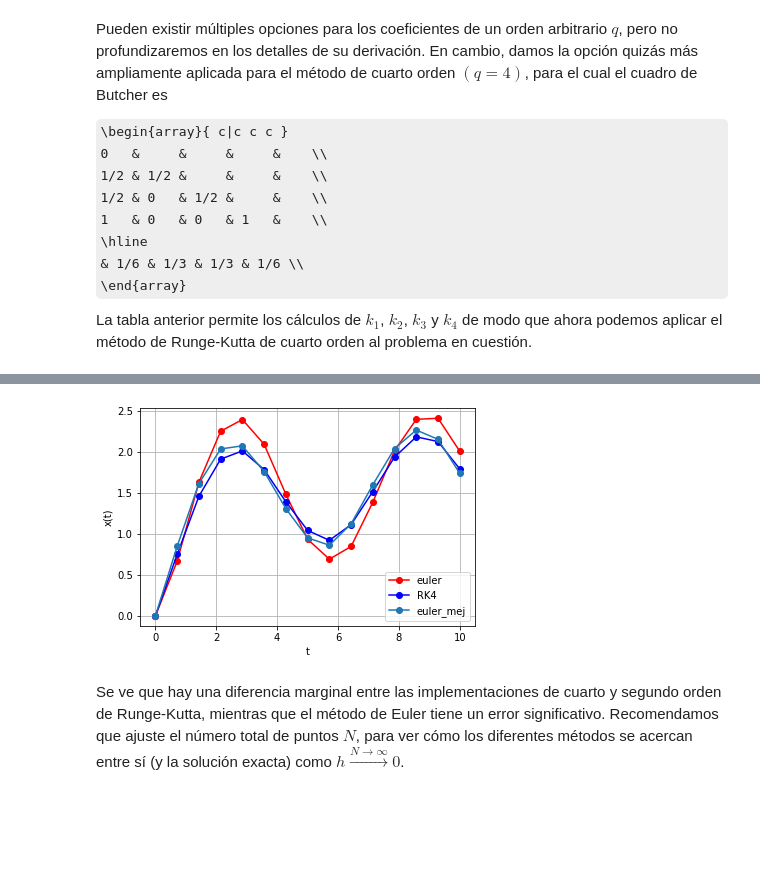
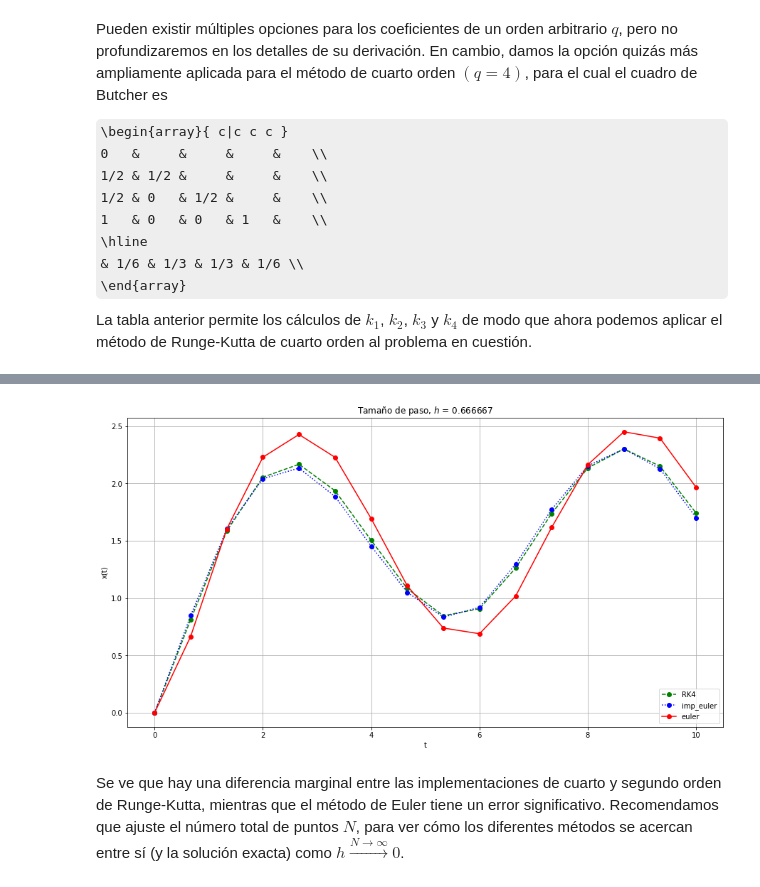
Before and after one commit to MarioBolanos/Modelado-y-Simulacion, a Jupyter notebook: Metodo_de_Runge_Kutta.ipynb, the cells around one changed output, grey strips where cells are left out. Cells and saved outputs as stored; diff of their text form; code cells hidden in the pictures; some formulas as TeX source; blank space fills up the shorter version.

```diff
--- a/Metodo_de_Runge_Kutta.ipynb
+++ b/Metodo_de_Runge_Kutta.ipynb
@@ -189,37 +197,44 @@ La tabla anterior permite los cálculos de $ k_1 $, $ k_2 $, $ k_3 $ y $ k_4 $ d
 # %%
-# Valores de simulación
-t0=0
-tN=10
-N= 15
-t= np.linspace(t0,tN,N)
+def rk4(f,x0,t0,tN,N):
+  t= np.linspace(t0,tN,N+1)
+  h= (tN-t0)/N
+  x_4rk=np.zeros(N+1)
+  x_4rk[0]= x0                         # Condicion inicial
 
-h= (tN-t0)/N
+  for n in range(N):
+      k1 = h*f( x_4rk[n]       , t[n]         )
+      k2 = h*f( x_4rk[n] + k1/2, t[n] + (h/2) )
+      k3 = h*f( x_4rk[n] + k2/2, t[n] + (h/2) )
+      k4 = h*f( x_4rk[n] + k3  , t[n] +  h    )
 
-# Condicion inicial
-x_4rk[0]= 0
-
-x_4rk=np.zeros(N)
-
-def g(x_,t_):
-  return np.cos(x_)+np.sin(t_)
-
-for n in  range (N-1):
-  k1=g(x_4rk[n]      , t[n])
-  k2=g(x_4rk[n]+ k1/2, t[n]+ h/2)
-  k3=g(x_4rk[n]+ k2/2, t[n]+ h/2)
-  k4=g(x_4rk[n]+ k3  , t[n]+ h)
-
-  x_4rk[n+1]=x_4rk[n]+ h/6*(k1+ 2*k2+ 2*k3 + k4)
-
-plt.plot(t,x_Eu,'-ro',label='euler' )
-plt.plot(t,x_4rk,'-bo',label='RK4')
-plt.plot(t,x_imp,'-o',label='euler_mej')
-plt.ylabel('x(t)')
-plt.xlabel('t')
-plt.legend()
-plt.grid()
+      x_4rk[n+1] = x_4rk[n] + k1/6 + k2/3 + k3/3 + k4/6
+  return t,x_4rk
-# %% [output]
-[figure, removed]
+# %%
+# Valores de simulación
+t0=0
+tN=10
+N= 15
+x0=0
+
+h_=(tN-t0)/N
+t3,x_4rk=rk4(fun,x0,t0,tN,N)
+t2,x_eu_imp=euler_imp(fun,x0,t0,tN,N)
+t1,x_euler=euler(fun,x0,t0,tN,N)
+
+plt.figure(figsize=(15,8))
+
+plt.plot(t3,x_4rk,'--go',label='RK4')
+plt.plot(t2,x_eu_imp,':bo',label='imp_euler')
+plt.plot(t1,x_euler,'-ro',label='euler')
+
+
+plt.title(r'Tamaño de paso, $h$ = %f' % h_)
+plt.ylabel('x(t)')
+plt.xlabel('t')
+plt.legend(loc=4)
+plt.grid()
+# %% [output]
+[figure, added]
 # %% [markdown]
 Se ve que hay una diferencia marginal entre las implementaciones de cuarto y segundo orden de Runge-Kutta, mientras que el método de Euler tiene un error significativo. Recomendamos que ajuste el número total de puntos $ N $, para ver cómo los diferentes métodos se acercan entre sí (y la solución exacta) como $ h \overset {N \to \infty} {\longrightarrow} 0 $.
 # %% [markdown]
```
Also changed, not shown: parts of 8 cells of this notebook.
